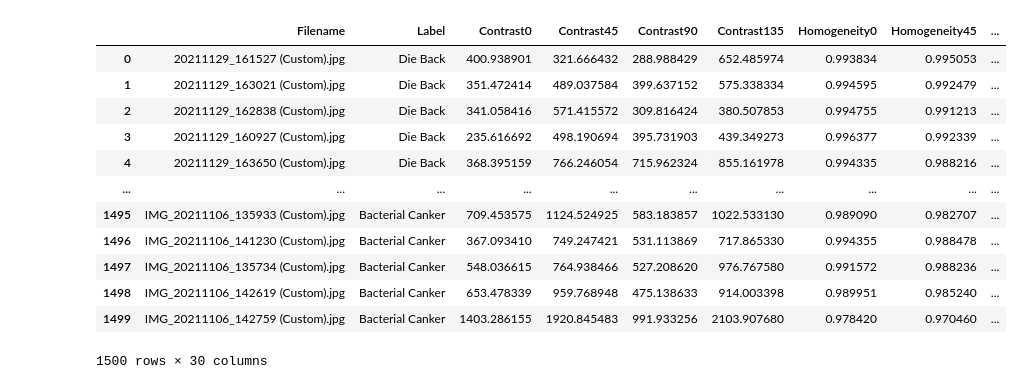
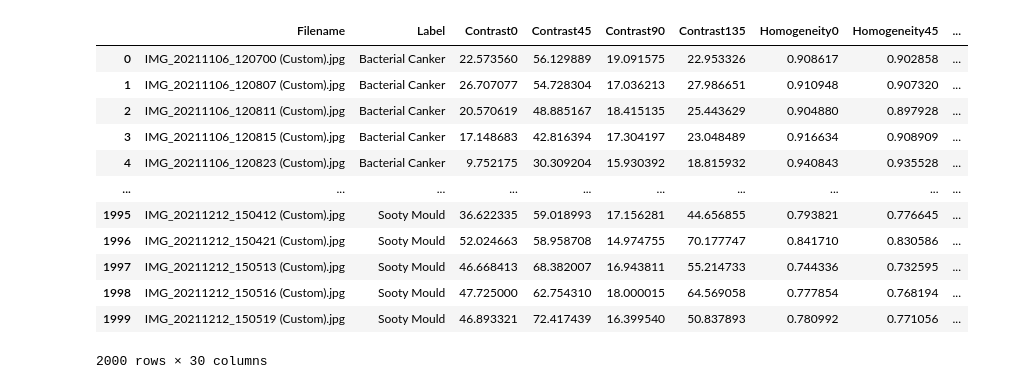
Before and after one commit to belio8/pcd26, a Jupyter notebook: percobaan4.ipynb, the cells around one changed output. Drawn from its saved outputs; the diff is of its cells as text; code cells hidden in the pictures.

Commit message:
percobaan4 (baru) dan markdown

```diff
--- a/percobaan4.ipynb
+++ b/percobaan4.ipynb
@@ -88,12 +55,10 @@ def closing(image, kernel_size):
-# %%
-# pada bagian ini bisa gunakan data yang sebelum augmentasi atau setelah augmentasi
-dataPreprocessed = []
-for i in range(len(data)): # Loop through each image and do preprocessing
-    img_equalized = equalization(data[i])
-    img_filtered = median_filter(img_equalized)
-    img_thresholded = thresholding(img_filtered, 127) # Using 127 as a default threshold value
-    img_opened = opening(img_thresholded, (5,5))
-    img_closed = closing(img_opened, (5,5))
-    dataPreprocessed.append(img_closed)
-
-dataPreprocessed = np.array(dataPreprocessed)
+# %%
+def clahe(image):
+    clahe = cv.createCLAHE(clipLimit=2.0, tileGridSize=(8,8))
+    cl1 = clahe.apply(image)
+    return cl1
+
+def sharpening(image, kernel_size):
+    kernel = np.ones(kernel_size,np.float32)/9
+    sharpened = cv.filter2D(image,-1,kernel)
+    return sharpened
@@ -99,0 +69,15 @@ dataPreprocessed = np.array(dataPreprocessed)
+# %%
+# Menggunakan kombinasi Gaussian Blur -> CLAHE -> Sharpening
+dataPreprocessed = []
+for i in range(len(data)): # Loop through each image and do preprocessing
+    # 1. Denoising dengan Gaussian Blur
+    img_blur = cv.GaussianBlur(data[i], (5, 5), 0)
+    # 2. Peningkatan Kontras dengan CLAHE
+    img_clahe = clahe(img_blur)
+    # 3. Penajaman tekstur dengan Sharpening
+    img_sharp = sharpening(img_clahe, (5, 5))
+    # Pastikan tipe datanya uint8 agar skimage tidak error
+    img_sharp = img_sharp.astype(np.uint8)
+    dataPreprocessed.append(img_sharp)
+
+dataPreprocessed = np.array(dataPreprocessed)
@@ -139,7 +131,11 @@ Derajat0 = []
 Derajat45 = []
 Derajat90 = []
 Derajat135 = []
+
+dataPreprocessed = dataPreprocessed.astype(np.uint8) # Convert the entire array to uint8 once
+
 for i in range(len(dataPreprocessed)):
+    # dataPreprocessed[i] = dataPreprocessed[i].astype(np.uint8) # This line is no longer needed after converting the entire array
     D0 = glcm(dataPreprocessed[i], 0)
     D45 = glcm(dataPreprocessed[i], 45)
     D90 = glcm(dataPreprocessed[i], 90)
@@ -229,29 +233,29 @@ for i in range(len(data)):
 # %%
 dataTable = {'Filename': file_name, 'Label': labels,
         'Contrast0': Kontras0, 'Contrast45': Kontras45, 'Contrast90': Kontras90, 'Contrast135': Kontras135,
         'Homogeneity0': homogenity0, 'Homogeneity45': homogenity45, 'Homogeneity90': homogenity90, 'Homogeneity135': homogenity135,
         'Dissimilarity0': dissimilarity0, 'Dissimilarity45': dissimilarity45, 'Dissimilarity90': dissimilarity90, 'Dissimilarity135': dissimilarity135,
         'Entropy0': entropy0, 'Entropy45': entropy45, 'Entropy90': entropy90, 'Entropy135': entropy135,
         'ASM0': ASM0, 'ASM45': ASM45, 'ASM90': ASM90, 'ASM135': ASM135,
         'Energy0': energy0, 'Energy45': energy45, 'Energy90': energy90, 'Energy135': energy135,
         'Correlation0': correlation0, 'Correlation45': correlation45, 'Correlation90': correlation90, 'Correlation135': correlation135,
         }
 df = pd.DataFrame(dataTable)
-df.to_csv('hasil_ekstraksi_1.csv', index=False)
+df.to_csv('hasil_ekstraksi_percobaan4.csv', index=False)
 
-hasilEkstrak = pd.read_csv('hasil_ekstraksi_1.csv')
+hasilEkstrak = pd.read_csv('hasil_ekstraksi_percobaan4.csv')
 hasilEkstrak
 # %% [output]
 |  | Filename | Label | Contrast0 | Contrast45 | Contrast90 | Contrast135 | Homogeneity0 | Homogeneity45 | ... |
-| 0 | 20211129_161527 (Custom).jpg | Die Back | 400.938901 | 321.666432 | 288.988429 | 652.485974 | 0.993834 | 0.995053 | ... |
-| 1 | 20211129_163021 (Custom).jpg | Die Back | 351.472414 | 489.037584 | 399.637152 | 575.338334 | 0.994595 | 0.992479 | ... |
-| 2 | 20211129_162838 (Custom).jpg | Die Back | 341.058416 | 571.415572 | 309.816424 | 380.507853 | 0.994755 | 0.991213 | ... |
-| 3 | 20211129_160927 (Custom).jpg | Die Back | 235.616692 | 498.190694 | 395.731903 | 439.349273 | 0.996377 | 0.992339 | ... |
-| 4 | 20211129_163650 (Custom).jpg | Die Back | 368.395159 | 766.246054 | 715.962324 | 855.161978 | 0.994335 | 0.988216 | ... |
+| 0 | IMG_20211106_120700 (Custom).jpg | Bacterial Canker | 22.573560 | 56.129889 | 19.091575 | 22.953326 | 0.908617 | 0.902858 | ... |
+| 1 | IMG_20211106_120807 (Custom).jpg | Bacterial Canker | 26.707077 | 54.728304 | 17.036213 | 27.986651 | 0.910948 | 0.907320 | ... |
+| 2 | IMG_20211106_120811 (Custom).jpg | Bacterial Canker | 20.570619 | 48.885167 | 18.415135 | 25.443629 | 0.904880 | 0.897928 | ... |
+| 3 | IMG_20211106_120815 (Custom).jpg | Bacterial Canker | 17.148683 | 42.816394 | 17.304197 | 23.048489 | 0.916634 | 0.908909 | ... |
+| 4 | IMG_20211106_120823 (Custom).jpg | Bacterial Canker | 9.752175 | 30.309204 | 15.930392 | 18.815932 | 0.940843 | 0.935528 | ... |
 | ... | ... | ... | ... | ... | ... | ... | ... | ... | ... |
-| 1495 | IMG_20211106_135933 (Custom).jpg | Bacterial Canker | 709.453575 | 1124.524925 | 583.183857 | 1022.533130 | 0.989090 | 0.982707 | ... |
-| 1496 | IMG_20211106_141230 (Custom).jpg | Bacterial Canker | 367.093410 | 749.247421 | 531.113869 | 717.865330 | 0.994355 | 0.988478 | ... |
-| 1497 | IMG_20211106_135734 (Custom).jpg | Bacterial Canker | 548.036615 | 764.938466 | 527.208620 | 976.767580 | 0.991572 | 0.988236 | ... |
-| 1498 | IMG_20211106_142619 (Custom).jpg | Bacterial Canker | 653.478339 | 959.768948 | 475.138633 | 914.003398 | 0.989951 | 0.985240 | ... |
-| 1499 | IMG_20211106_142759 (Custom).jpg | Bacterial Canker | 1403.286155 | 1920.845483 | 991.933256 | 2103.907680 | 0.978420 | 0.970460 | ... |
+| 1995 | IMG_20211212_150412 (Custom).jpg | Sooty Mould | 36.622335 | 59.018993 | 17.156281 | 44.656855 | 0.793821 | 0.776645 | ... |
+| 1996 | IMG_20211212_150421 (Custom).jpg | Sooty Mould | 52.024663 | 58.958708 | 14.974755 | 70.177747 | 0.841710 | 0.830586 | ... |
+| 1997 | IMG_20211212_150513 (Custom).jpg | Sooty Mould | 46.668413 | 68.382007 | 16.943811 | 55.214733 | 0.744336 | 0.732595 | ... |
+| 1998 | IMG_20211212_150516 (Custom).jpg | Sooty Mould | 47.725000 | 62.754310 | 18.000015 | 64.569058 | 0.777854 | 0.768194 | ... |
+| 1999 | IMG_20211212_150519 (Custom).jpg | Sooty Mould | 46.893321 | 72.417439 | 16.399540 | 50.837893 | 0.780992 | 0.771056 | ... |
-1500 rows × 30 columns
+2000 rows × 30 columns
```
Also changed, not shown: parts of 35 cells of this notebook, 1 other file.
